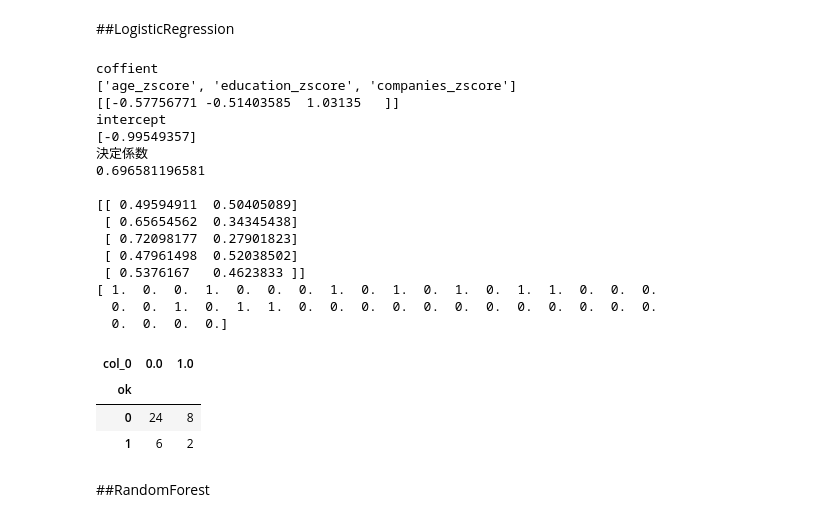
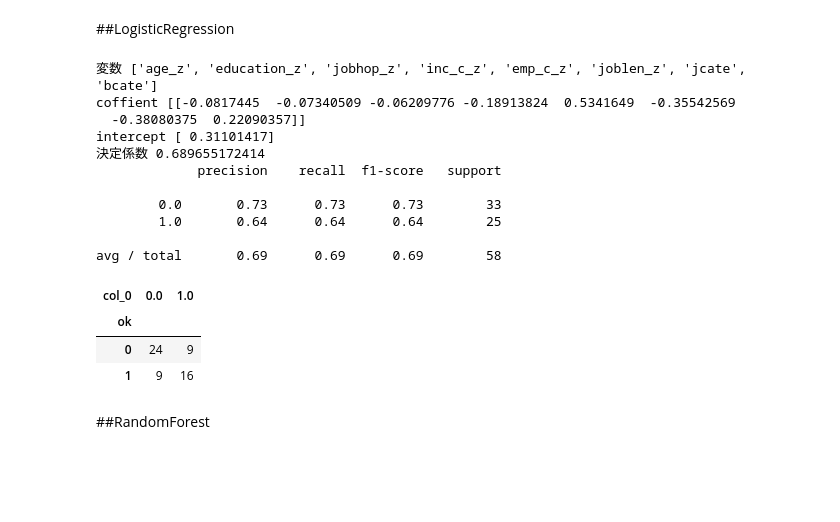
Before and after one commit to fujikzy/datascience, a Jupyter notebook: match.ipynb, the cells around one changed output. Saved outputs shown, nothing was run; the diff lists cells and outputs as text; code cells hidden in the pictures; blank space fills up the shorter version.

```diff
--- a/match.ipynb
+++ b/match.ipynb
@@ -12 +39,10 @@ logistic.hist_show(frame, "companies")
+# %%
+#従業員数ビリング
+bins = [0, 100, 500, 1000, 1000000]
+bin_names = [1, 2, 3, 4]
+data["emp_c"] = pandas.cut(data.employees, bins, labels=bin_names)
+#年収ビリング
+bins = [0,300,400,500,600,700,10000]
+bin_names = [1, 2, 3, 4, 5, 6]
+data["inc_c"] = pandas.cut(data.income, bins, labels=bin_names)
 # %% [markdown]
@@ -71,52 +93,52 @@ cls = train.ok
+# %%
+train = data[data.ra == 1] ##←学習データだけにする！！！！！！！！！！！！！！！！！！！！！！
+test  = data[data.ra == 1] ##←テストデータだけにする！！！！！！！！！！！！！！！！！！！！！！
+
+columns = ["age_z","education_z", "jobhop_z", "inc_c_z", "emp_c_z", "joblen_z", "jcate", "bcate"]
+
+train_features, train_cls = train[columns], train.ok
+test_features, test_cls = test[columns], test.ok
 # %% [markdown]
 ##LogisticRegression
 # %%
 ####FIT
 classifier = LogisticRegression()
-classifier.fit(train[features], cls)
+classifier.fit(train_features, train_cls)
 
-####FIT結果
-print("coffient")
-print(features)
-print(classifier.coef_)
-print("intercept")
-print(classifier.intercept_)
-print("決定係数")
-print(classifier.score(train[features], cls))
+print("変数", columns)
+print("coffient", classifier.coef_)
+print("intercept", classifier.intercept_)
+print("決定係数", classifier.score(train_features, train_cls))
 
 ####PREDICT
-probas_ = classifier.predict_proba(test[features])
-list_ = classifier.predict(test[features])
+probas_ = classifier.predict_proba(test_features)
+list_ = classifier.predict(test_features)
+#print(probas_[0:5])
+#print(list_)
+
+####評価
+print(classification_report(test_cls, list_))
+pandas.crosstab(test_cls, list_)
+
 # 1. / (1. + np.exp(-prob))
 #list_ = [1. if x >= 0.4 else 0. for x in probas_[:,1]]
 #list_ = np.asarray(list_)
-
-####PREDICT結果
-print()
-print(probas_[0:5])
-print(list_)
-pandas.crosstab(test.ok, list_)
 # %% [output]
-coffient
-['age_zscore', 'education_zscore', 'companies_zscore']
-[[-0.57756771 -0.51403585  1.03135   ]]
-intercept
-[-0.99549357]
-決定係数
-0.696581196581
+変数 ['age_z', 'education_z', 'jobhop_z', 'inc_c_z', 'emp_c_z', 'joblen_z', 'jcate', 'bcate']
+coffient [[-0.0817445  -0.07340509 -0.06209776 -0.18913824  0.5341649  -0.35542569
+  -0.38080375  0.22090357]]
+intercept [ 0.31101417]
+決定係数 0.689655172414
+             precision    recall  f1-score   support
 
-[[ 0.49594911  0.50405089]
- [ 0.65654562  0.34345438]
- [ 0.72098177  0.27901823]
- [ 0.47961498  0.52038502]
- [ 0.5376167   0.4623833 ]]
-[ 1.  0.  0.  1.  0.  0.  0.  1.  0.  1.  0.  1.  0.  1.  1.  0.  0.  0.
-  0.  0.  1.  0.  1.  1.  0.  0.  0.  0.  0.  0.  0.  0.  0.  0.  0.  0.
-  0.  0.  0.  0.]
+        0.0       0.73      0.73      0.73        33
+        1.0       0.64      0.64      0.64        25
+
+avg / total       0.69      0.69      0.69        58
 | col_0 | 0.0 | 1.0 |
 | ok |  |  |
-| 0 | 24 | 8 |
-| 1 | 6 | 2 |
+| 0 | 24 | 9 |
+| 1 | 9 | 16 |
 # %% [markdown]
 ##RandomForest
 # %%
```
Also changed, not shown: parts of 22 cells of this notebook, 3 other files.
